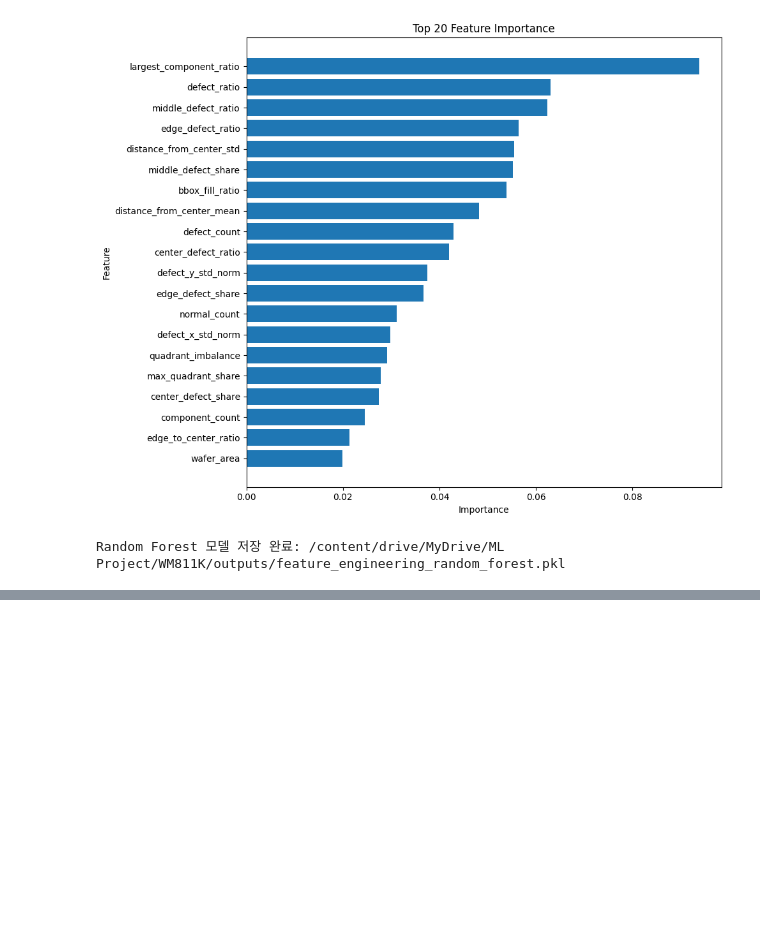
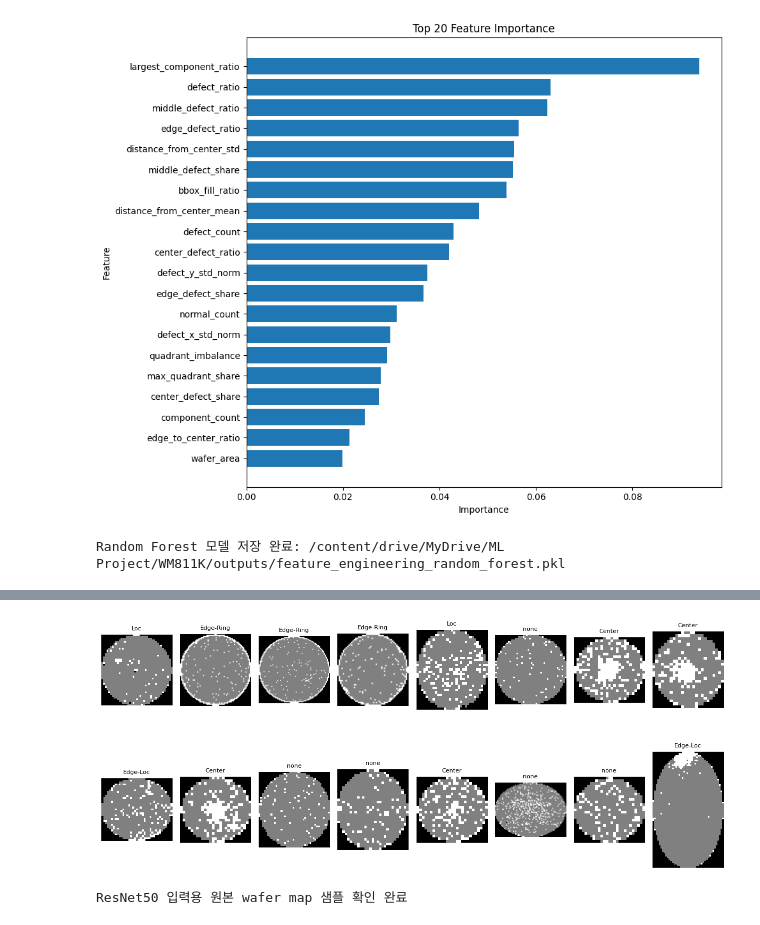
Before and after one commit to WooSeungJi/WM811K-Project, a Jupyter notebook: Ram_절약_WM_811K_Wafer_Map.ipynb, the cells around one changed output, grey strips where cells are left out. Saved outputs shown, nothing was run; the diff lists cells and outputs as text; code cells hidden in the pictures; blank space fills up the shorter version.

```diff
--- a/Ram_절약_WM_811K_Wafer_Map.ipynb
+++ b/Ram_절약_WM_811K_Wafer_Map.ipynb
@@ -1677,0 +2608,34 @@ CNN vs Feature Engineering 비교표 저장 완료: /content/drive/MyDrive/ML Pr
+# %%
+# ============================================================
+# 39-6. ResNet50 입력 샘플 확인
+# ============================================================
+#
+# preprocess_input이 적용된 이미지는 사람이 보기에는 색이 이상하게 보일 수 있다.
+# 따라서 여기서는 원래 wafer map 형태를 확인하기 위해,
+# df_sampled에서 직접 waferMap을 꺼내 시각화한다.
+#
+# 이 셀은 필수 학습 코드는 아니지만,
+# 데이터가 정상적으로 연결되어 있는지 확인하기 위한 셀이다.
+#
+# ============================================================
+
+plt.figure(figsize=(12, 6))
+
+sample_indices = train_idx[:16]
+
+for i, idx in enumerate(sample_indices):
+    wafer_map = np.array(df_sampled.loc[idx, "waferMap"])
+    label = df_sampled.loc[idx, "label"]
+
+    plt.subplot(2, 8, i + 1)
+    plt.imshow(wafer_map, cmap="gray")
+    plt.title(label, fontsize=8)
+    plt.axis("off")
+
+plt.tight_layout()
+plt.show()
+
+print("ResNet50 입력용 원본 wafer map 샘플 확인 완료")
+# %% [output]
+[figure, added]
+ResNet50 입력용 원본 wafer map 샘플 확인 완료
```
Also changed, not shown: parts of 18 cells of this notebook.
